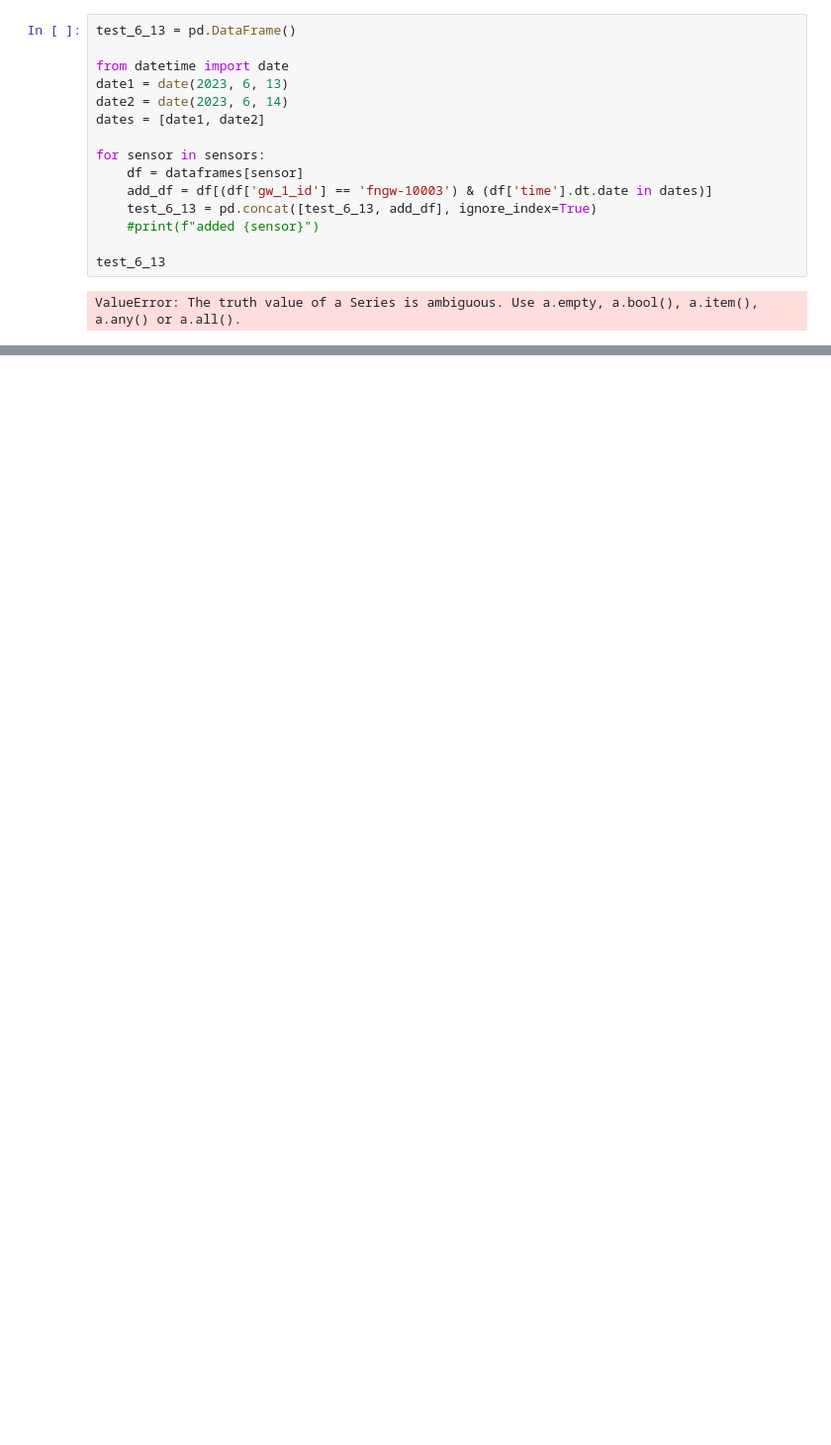
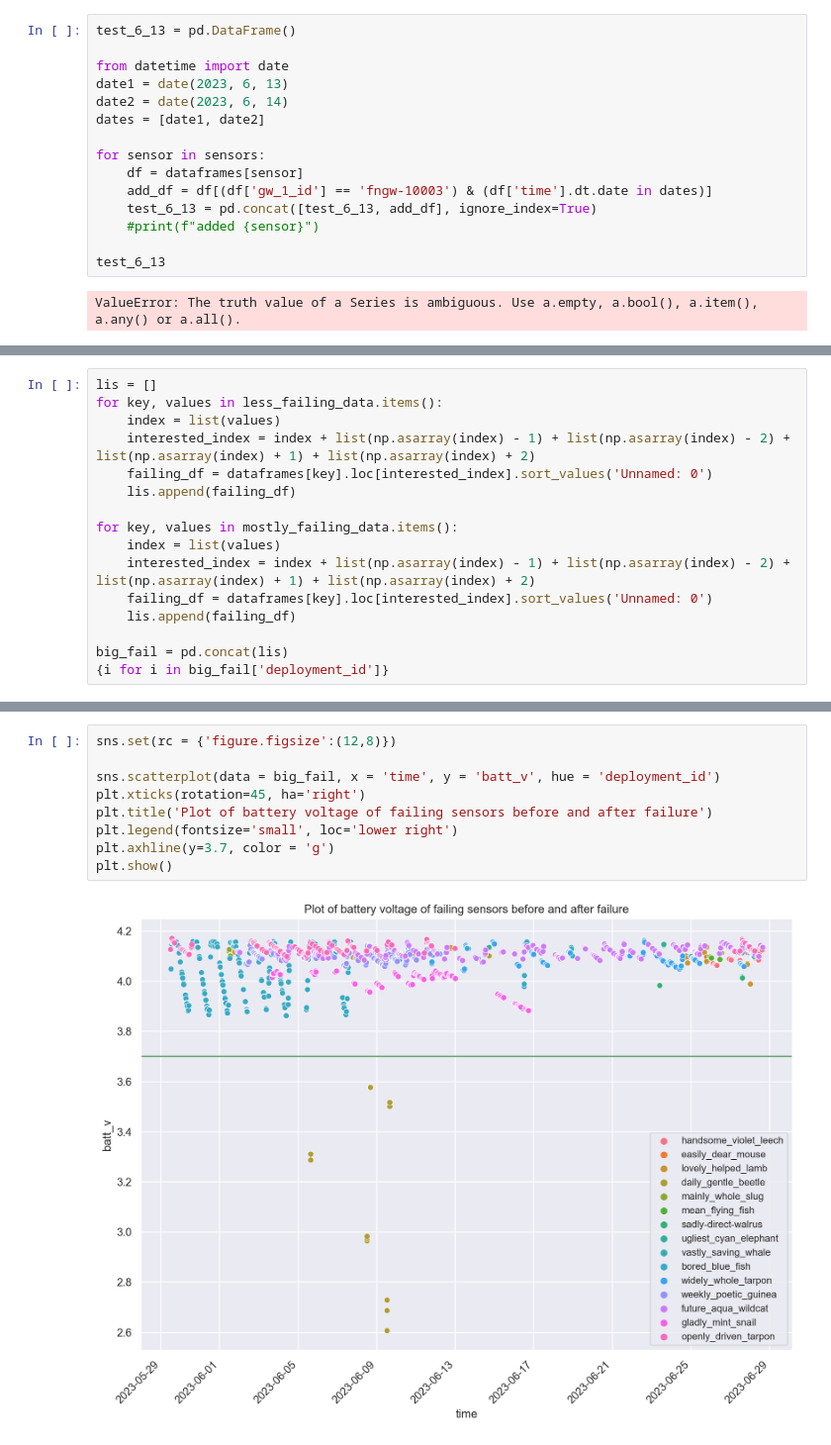
Before and after one commit to timsinashok/floodnet_ugsrp-2023, a Jupyter notebook: failure_frequency_and_mostly_failing_analysis.ipynb, the cells around one changed output, grey strips where cells are left out. Shown at 99% size. Drawn from its saved outputs; the diff is of its cells as text; blank space fills up the shorter version.

```diff
--- a/failure_frequency_and_mostly_failing_analysis.ipynb
+++ b/failure_frequency_and_mostly_failing_analysis.ipynb
@@ -281,0 +338,16 @@ for sensor in test_sensors:
+# %%
+lis = []
+for key, values in less_failing_data.items():
+    index = list(values)
+    interested_index = index + list(np.asarray(index) - 1) + list(np.asarray(index) - 2) + list(np.asarray(index) + 1) + list(np.asarray(index) + 2)
+    failing_df = dataframes[key].loc[interested_index].sort_values('Unnamed: 0')
+    lis.append(failing_df)
+
+for key, values in mostly_failing_data.items():
+    index = list(values)
+    interested_index = index + list(np.asarray(index) - 1) + list(np.asarray(index) - 2) + list(np.asarray(index) + 1) + list(np.asarray(index) + 2)
+    failing_df = dataframes[key].loc[interested_index].sort_values('Unnamed: 0')
+    lis.append(failing_df)
+
+big_fail = pd.concat(lis)
+{i for i in big_fail['deployment_id']}
@@ -281,0 +370,11 @@ for sensor in test_sensors:
+# %%
+sns.set(rc = {'figure.figsize':(12,8)})
+
+sns.scatterplot(data = big_fail, x = 'time', y = 'batt_v', hue = 'deployment_id')
+plt.xticks(rotation=45, ha='right')
+plt.title('Plot of battery voltage of failing sensors before and after failure')
+plt.legend(fontsize='small', loc='lower right')
+plt.axhline(y=3.7, color = 'g')
+plt.show()
+# %% [output]
+[figure, added]
```
Also changed, not shown: parts of 15 cells of this notebook, 1 other file.
